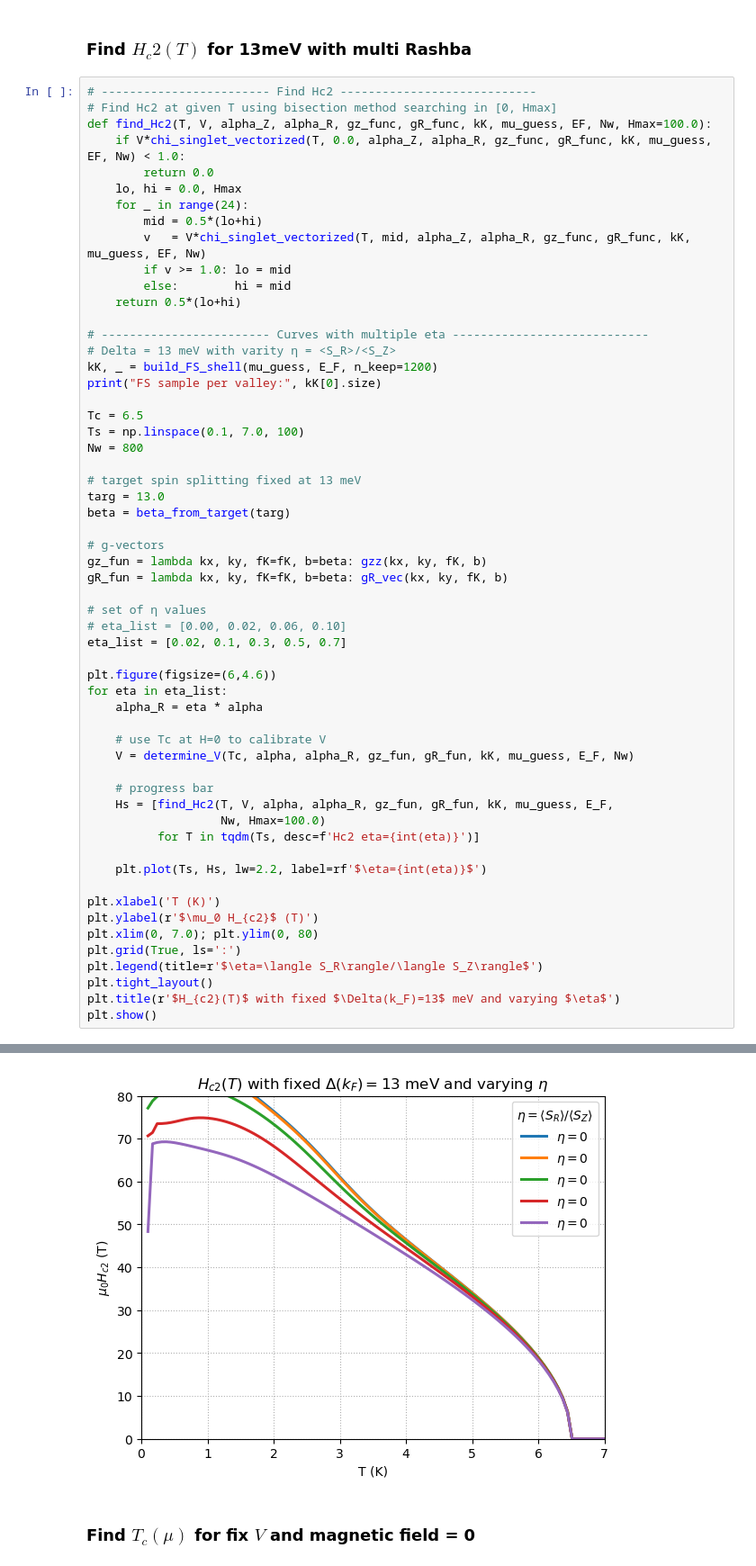
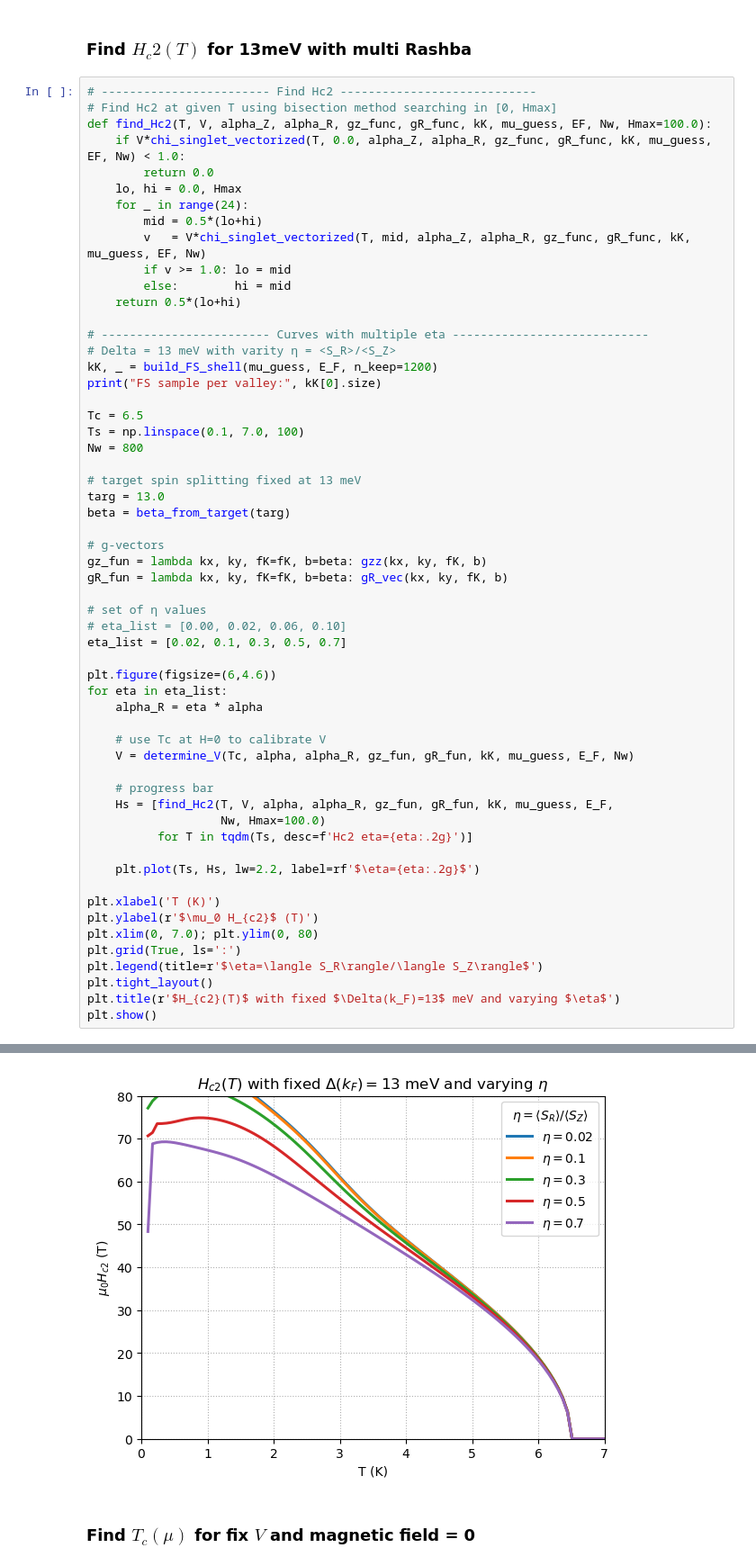
Before and after one commit to Lyrrrrrr/Upper-critical-field-Figure-reproduce-code, a Jupyter notebook: Numerical analysis.ipynb, the cells around one changed output, grey strips where cells are left out. Shown: that part at 90% size. Drawn from its saved outputs; the diff is of its cells as text.

```diff
--- a/Numerical analysis.ipynb
+++ b/Numerical analysis.ipynb
@@ -312,36 +312,36 @@ beta = beta_from_target(targ)
 # g-vectors
 gz_fun = lambda kx, ky, fK=fK, b=beta: gzz(kx, ky, fK, b)
 gR_fun = lambda kx, ky, fK=fK, b=beta: gR_vec(kx, ky, fK, b)
 
 # set of η values
 # eta_list = [0.00, 0.02, 0.06, 0.10]
 eta_list = [0.02, 0.1, 0.3, 0.5, 0.7]
 
 plt.figure(figsize=(6,4.6))
 for eta in eta_list:
     alpha_R = eta * alpha
 
     # use Tc at H=0 to calibrate V
     V = determine_V(Tc, alpha, alpha_R, gz_fun, gR_fun, kK, mu_guess, E_F, Nw)
 
     # progress bar
     Hs = [find_Hc2(T, V, alpha, alpha_R, gz_fun, gR_fun, kK, mu_guess, E_F,
                    Nw, Hmax=100.0)
-          for T in tqdm(Ts, desc=f'Hc2 eta={int(eta)}')]
+          for T in tqdm(Ts, desc=f'Hc2 eta={eta:.2g}')]
 
-    plt.plot(Ts, Hs, lw=2.2, label=rf'$\eta={int(eta)}$')
+    plt.plot(Ts, Hs, lw=2.2, label=rf'$\eta={eta:.2g}$')
 
 plt.xlabel('T (K)')
 plt.ylabel(r'$\mu_0 H_{c2}$ (T)')
 plt.xlim(0, 7.0); plt.ylim(0, 80)
 plt.grid(True, ls=':')
 plt.legend(title=r'$\eta=\langle S_R\rangle/\langle S_Z\rangle$')
 plt.tight_layout()
 plt.title(r'$H_{c2}(T)$ with fixed $\Delta(k_F)=13$ meV and varying $\eta$')
 plt.show()
 # %% [output]
 FS sample per valley: 1200
-[figure, old version]
+[figure, new version]
 # %% [markdown]
 ### Find $T_c(\mu)$ for fix $V$ and magnetic field = 0
 # %%
```
Also changed, not shown: parts of 2 cells of this notebook, 1 other file.
